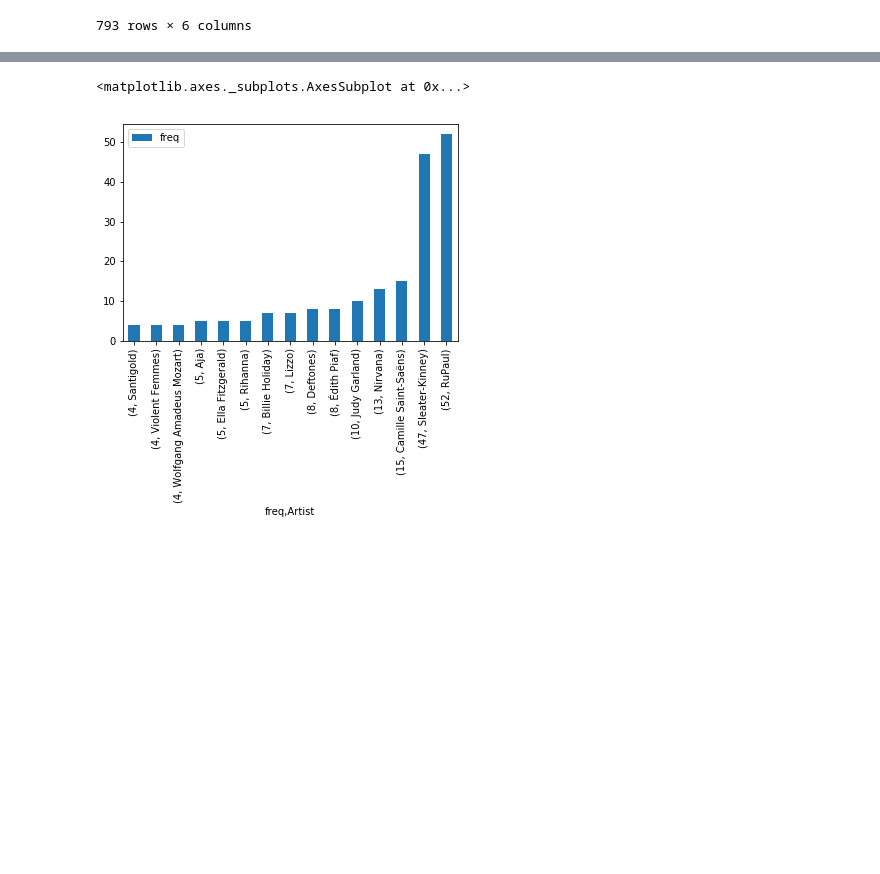
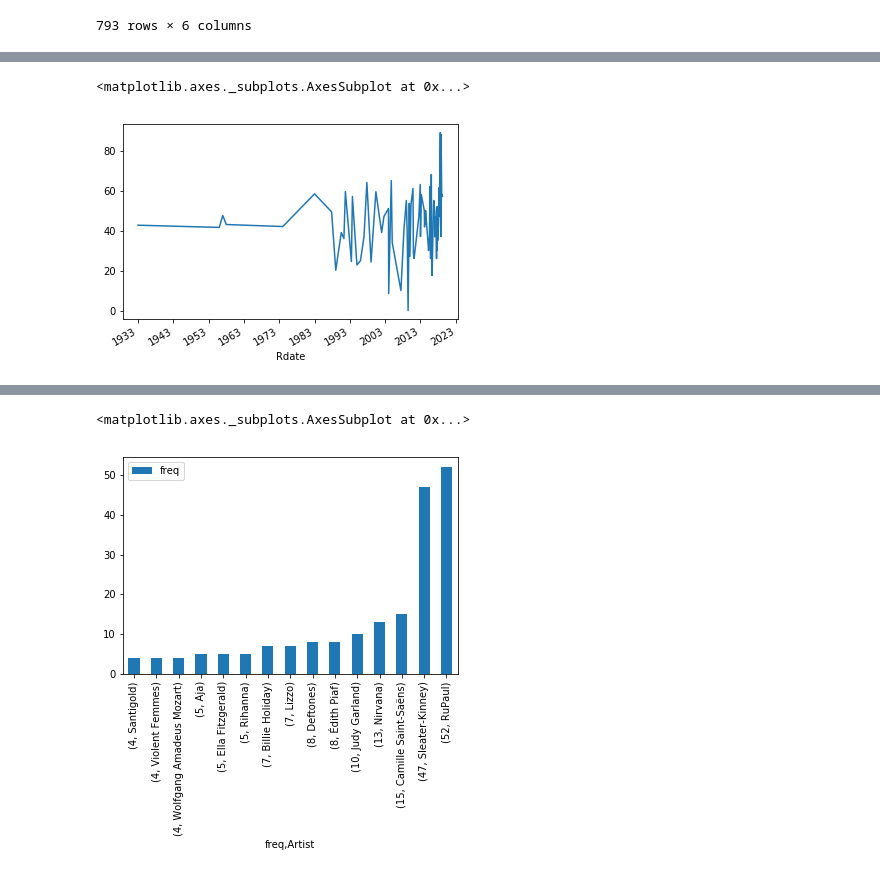
Before and after one commit to mxayon/statipy, a Jupyter notebook: explore.ipynb, the cells around one changed output, grey strips where cells are left out. Drawn from its saved outputs; the diff is of its cells as text; code cells hidden in the pictures; blank space fills up the shorter version.

```diff
--- a/explore.ipynb
+++ b/explore.ipynb
@@ -137,0 +306,5 @@ artfreq = singles.groupby(['freq', 'Artist'])[['freq']].count()
+# %%
+popsongcount_single.groupby(['Rdate'])['Tpopularity'].mean().plot()
+# %% [output]
+<matplotlib.axes._subplots.AxesSubplot at 0x...>
+[figure, added]
```
Also changed, not shown: parts of 35 cells of this notebook.
